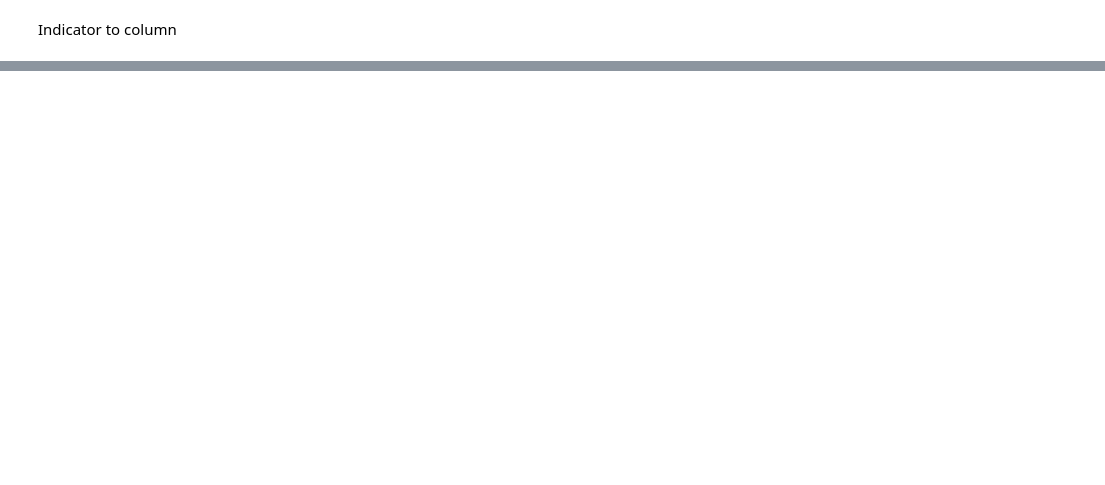
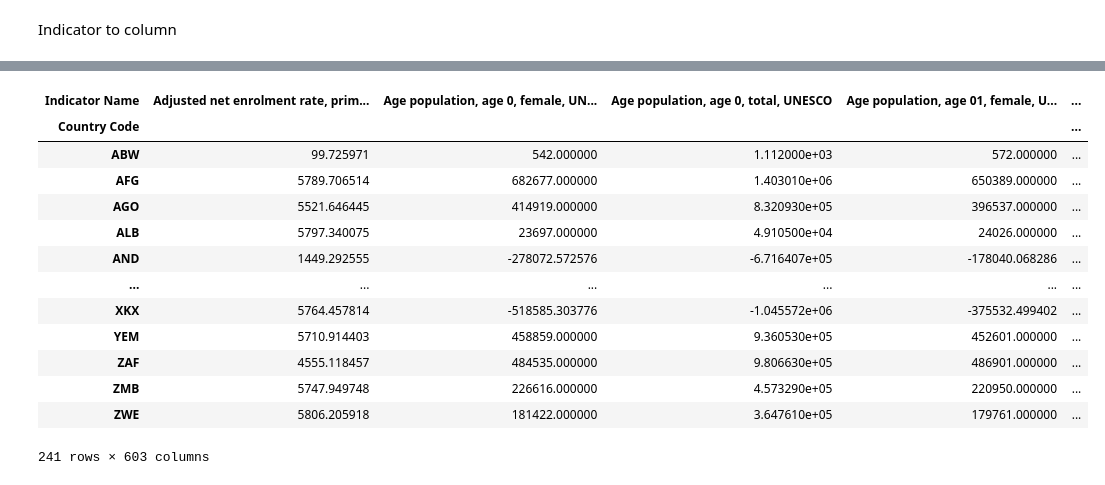
Before and after one commit to MDAIceland/WaterSecurity, a Jupyter notebook: unlabeled_preprocessing/prep_edstats.ipynb, the cells around one changed output, grey strips where cells are left out. Drawn from its saved outputs; the diff is of its cells as text; code cells hidden in the pictures; blank space fills up the shorter version.

```diff
--- a/unlabeled_preprocessing/prep_edstats.ipynb
+++ b/unlabeled_preprocessing/prep_edstats.ipynb
@@ -111 +127,18 @@ countryXindicator
+# %%
+imputed_countryXindicator
+# %% [output]
+| Indicator Name | Adjusted net enrolment rate, prim... | Age population, age 0, female, UN... | Age population, age 0, total, UNESCO | Age population, age 01, female, U... | ... |
+| Country Code |  |  |  |  | ... |
+| ABW | 99.725971 | 542.000000 | 1.112000e+03 | 572.000000 | ... |
+| AFG | 5789.706514 | 682677.000000 | 1.403010e+06 | 650389.000000 | ... |
+| AGO | 5521.646445 | 414919.000000 | 8.320930e+05 | 396537.000000 | ... |
+| ALB | 5797.340075 | 23697.000000 | 4.910500e+04 | 24026.000000 | ... |
+| AND | 1449.292555 | -278072.572576 | -6.716407e+05 | -178040.068286 | ... |
+| ... | ... | ... | ... | ... | ... |
+| XKX | 5764.457814 | -518585.303776 | -1.045572e+06 | -375532.499402 | ... |
+| YEM | 5710.914403 | 458859.000000 | 9.360530e+05 | 452601.000000 | ... |
+| ZAF | 4555.118457 | 484535.000000 | 9.806630e+05 | 486901.000000 | ... |
+| ZMB | 5747.949748 | 226616.000000 | 4.573290e+05 | 220950.000000 | ... |
+| ZWE | 5806.205918 | 181422.000000 | 3.647610e+05 | 179761.000000 | ... |
+241 rows × 603 columns
 # %%
```
Also changed, not shown: parts of 13 cells of this notebook, 2 other files.
